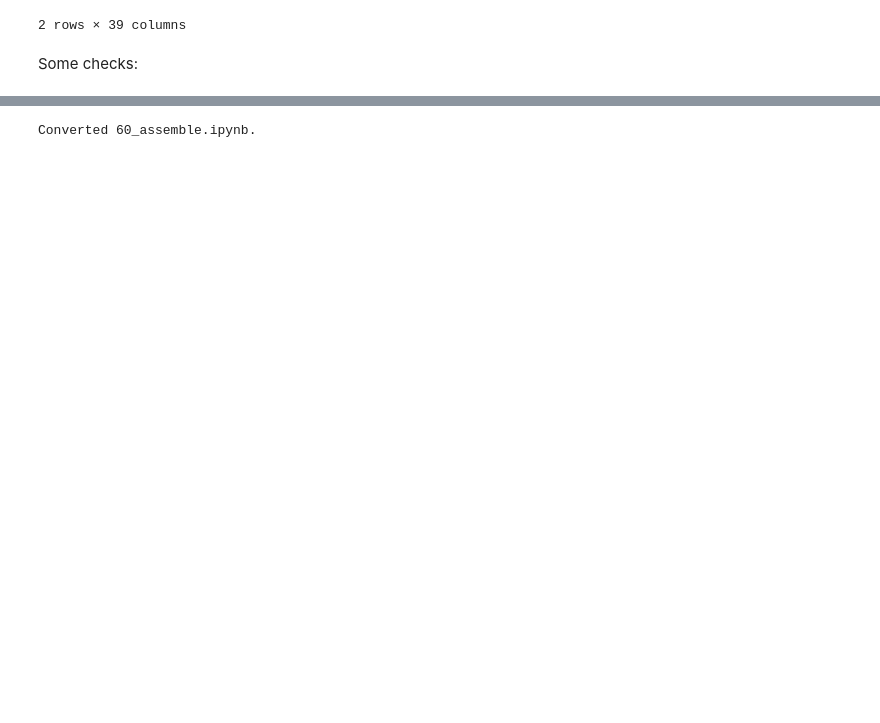
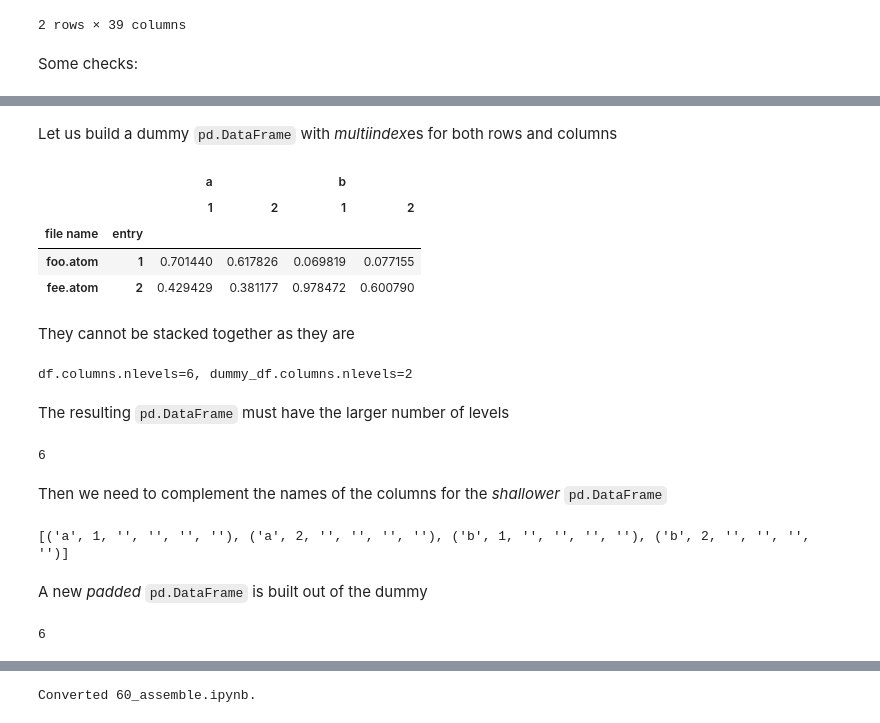
Before and after one commit to manuvazquez/dlsproc, a Jupyter notebook: 60_assemble.ipynb, the cells around one changed output, grey strips where cells are left out. Drawn from its saved outputs; the diff is of its cells as text; code cells hidden in the pictures; blank space fills up the shorter version.

```diff
--- a/60_assemble.ipynb
+++ b/60_assemble.ipynb
@@ -280,0 +363,49 @@ Some checks:
+# %% [markdown]
+Let us build a dummy `pd.DataFrame` with *multiindex*es for both rows and columns
+# %%
+dummy_df = pd.DataFrame(
+    np.random.rand(2, 4),
+    columns=pd.MultiIndex.from_product([['a', 'b'], range(1, 3)]),
+    index=pd.MultiIndex.from_tuples([('foo.atom', 1), ('fee.atom', 2)], names=['file name', 'entry']))
+dummy_df
+# %% [output]
+|  |  | a |  | b |  |
+|  |  | 1 | 2 | 1 | 2 |
+| file name | entry |  |  |  |  |
+| foo.atom | 1 | 0.701440 | 0.617826 | 0.069819 | 0.077155 |
+| fee.atom | 2 | 0.429429 | 0.381177 | 0.978472 | 0.600790 |
+# %% [markdown]
+They cannot be stacked together as they are
+# %%
+try:
+    pd.concat((df, dummy_df), axis=0)
+except ValueError:
+    print(f'{df.columns.nlevels=}, {dummy_df.columns.nlevels=}')
+# %% [output]
+df.columns.nlevels=6, dummy_df.columns.nlevels=2
+# %% [markdown]
+The resulting `pd.DataFrame` must have the larger number of levels
+# %%
+res_n_levels = max(df.columns.nlevels, dummy_df.columns.nlevels)
+res_n_levels
+# %% [output]
+6
+# %% [markdown]
+Then we need to complement the names of the columns for the *shallower* `pd.DataFrame`
+# %%
+new_names = []
+
+for c in dummy_df.columns:
+    new_names.append(c + ('',) * (res_n_levels - dummy_df.columns.nlevels))
+
+print(new_names)
+# %% [output]
+[('a', 1, '', '', '', ''), ('a', 2, '', '', '', ''), ('b', 1, '', '', '', ''), ('b', 2, '', '', '', '')]
+# %% [markdown]
+A new *padded* `pd.DataFrame` is built out of the dummy
+# %%
+padded_dummy_df = dummy_df.copy()
+padded_dummy_df.columns = pd.MultiIndex.from_tuples(new_names)
+padded_dummy_df.columns.nlevels
+# %% [output]
+6
```
Also changed, not shown: parts of 32 cells of this notebook, 4 other files.
